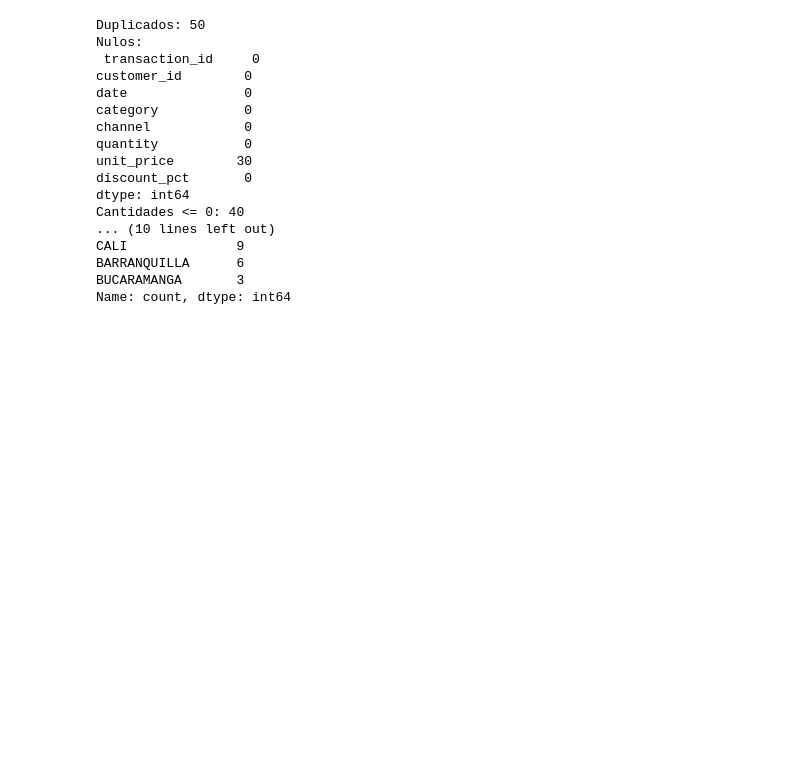
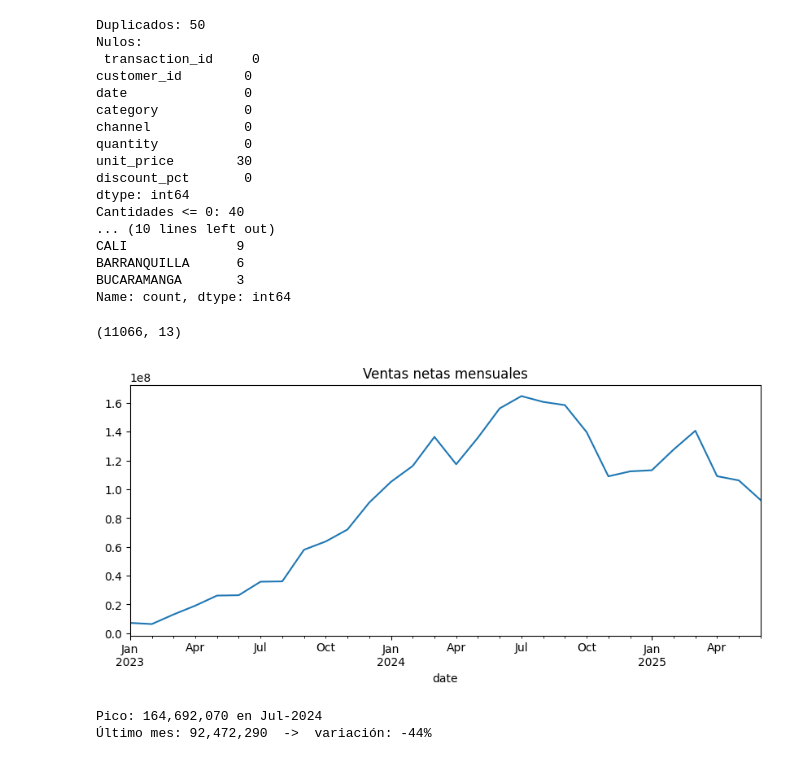
Before and after one commit to Sanuba18/practice, a Jupyter notebook: analisis.ipynb, the cells around one changed output. Saved outputs shown, nothing was run; the diff lists cells and outputs as text; code cells hidden in the pictures; blank space fills up the shorter version.

Commit message:
mensual trending

```diff
--- a/analisis.ipynb
+++ b/analisis.ipynb
@@ -47,3 +47,25 @@ CALI              9
 BARRANQUILLA      6
 BUCARAMANGA       3
 Name: count, dtype: int64
+# %%
+tx = tx.drop_duplicates()
+tx = tx[tx["quantity"] > 0].dropna(subset=["unit_price"])
+cl["city"] = cl["city"].str.title().fillna("Desconocida")
+tx["net_revenue"] = tx["quantity"] * tx["unit_price"] * (1 - tx["discount_pct"])
+df = tx.merge(cl, on="customer_id", how="left")
+df.shape
+# %% [output]
+(11066, 13)
+# %%
+mensual = df.set_index("date").resample("M")["net_revenue"].sum()
+mensual.plot(title="Ventas netas mensuales", figsize=(10, 4))
+plt.show()
+
+pico = mensual.max()
+ultimo = mensual.iloc[-1]
+print(f"Pico: {pico:,.0f} en {mensual.idxmax():%b-%Y}")
+print(f"Último mes: {ultimo:,.0f}  ->  variación: {(ultimo/pico - 1):.0%}")
+# %% [output]
+[figure, added]
+Pico: 164,692,070 en Jul-2024
+Último mes: 92,472,290  ->  variación: -44%
```
